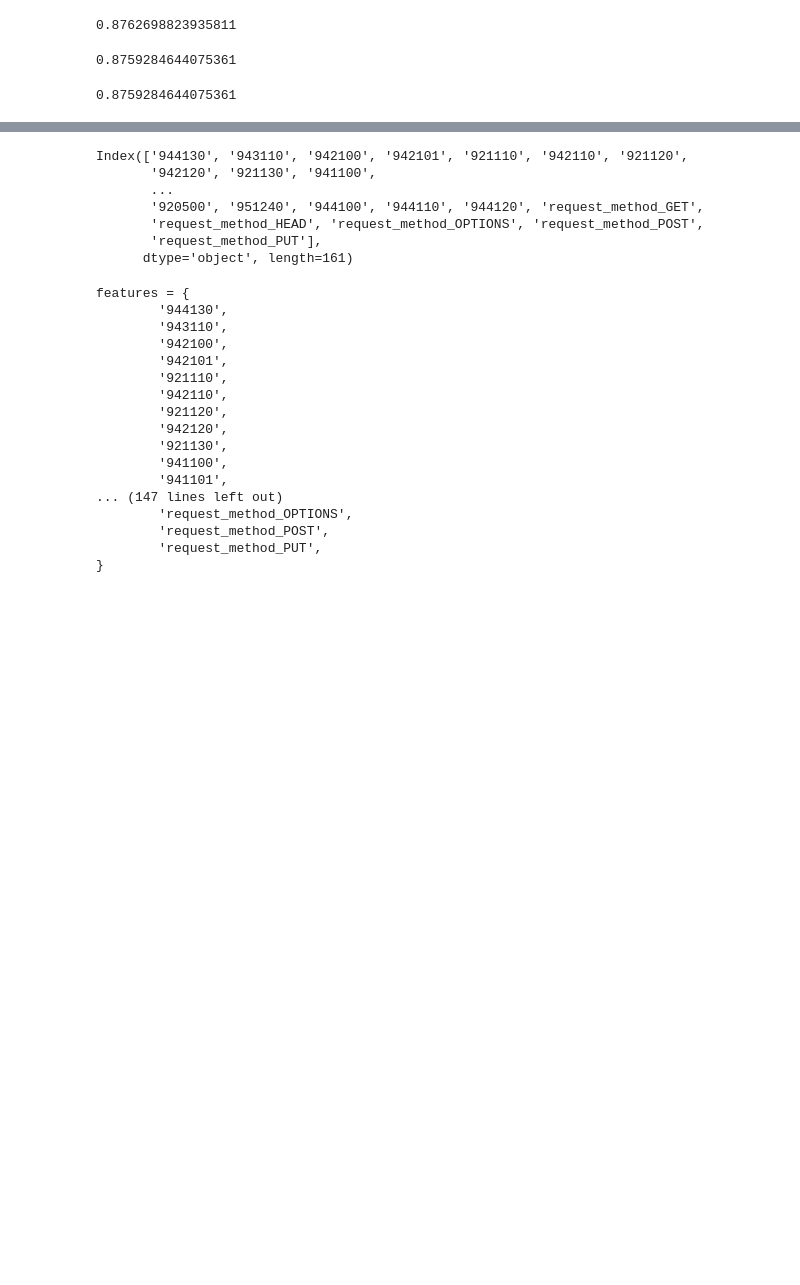
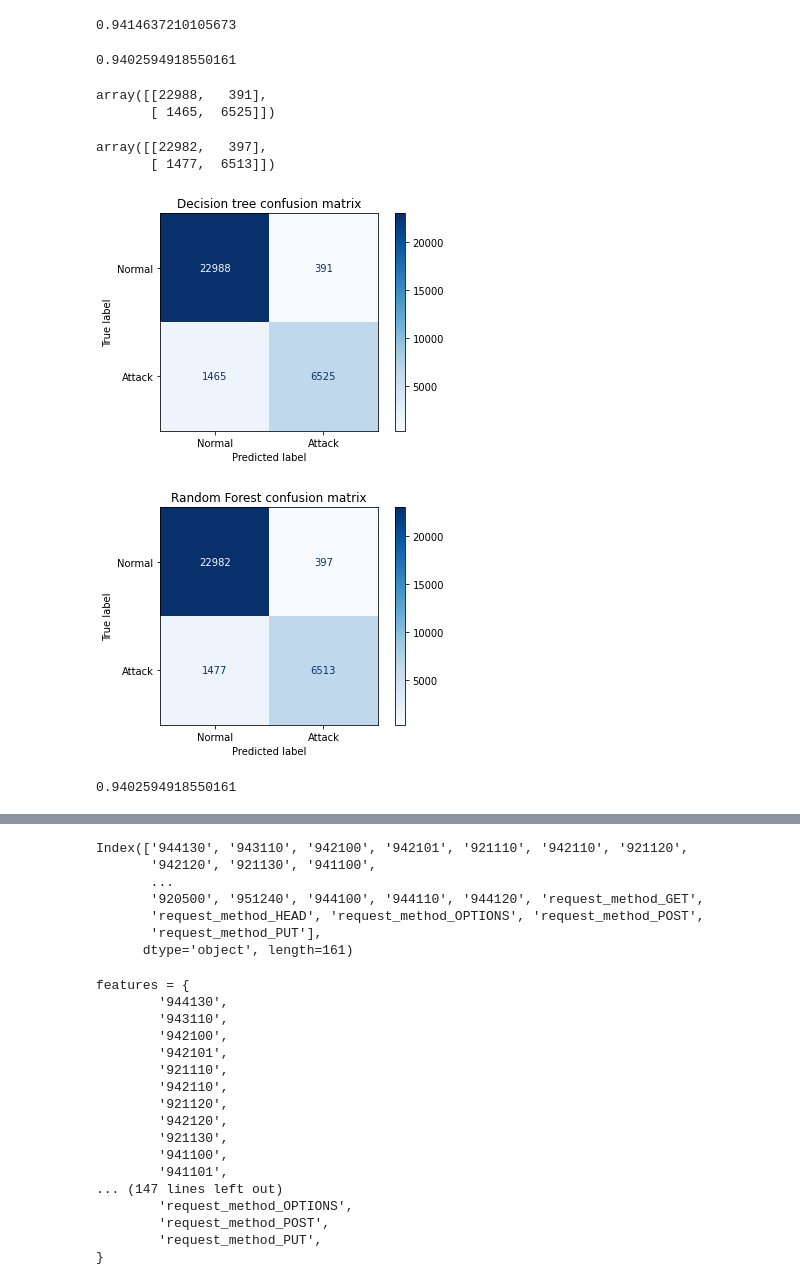
Before and after one commit to ngoctint1lvc/waf, a Jupyter notebook: ml-model/train.ipynb, the cells around one changed output, grey strips where cells are left out. Cells and saved outputs as stored; diff of their text form; code cells hidden in the pictures; blank space fills up the shorter version.

Commit message:
update model

```diff
--- a/ml-model/train.ipynb
+++ b/ml-model/train.ipynb
@@ -178,7 +205,7 @@ display(train_score, test_score)
 # %%
 from sklearn.ensemble import RandomForestClassifier
 
-forest_clf = RandomForestClassifier(criterion="entropy", max_depth=20)
+forest_clf = RandomForestClassifier(criterion="entropy", max_depth=15)
 
 forest_clf.fit(X_train, Y_train)
 forest_train_score =  forest_clf.score(X_train, Y_train)
@@ -186,11 +213,29 @@ forest_test_score = forest_clf.score(X_test, Y_test)
 
 display(forest_train_score, forest_test_score)
 # %% [output]
-0.8762698823935811
+0.9414637210105673
-0.8759284644075361
+0.9402594918550161
+# %%
+from sklearn.metrics import plot_confusion_matrix
+import matplotlib.pyplot as plt
+
+class_names = ['Normal', 'Attack']
+plot = plot_confusion_matrix(tree_clf, X_test, Y_test, display_labels=class_names, values_format='d', normalize=None, cmap=plt.cm.Blues)
+plot.ax_.set_title('Decision tree confusion matrix')
+display(plot.confusion_matrix)
+
+plot = plot_confusion_matrix(forest_clf, X_test, Y_test, display_labels=class_names, values_format='d', normalize=None, cmap=plt.cm.Blues)
+plot.ax_.set_title('Random Forest confusion matrix')
+display(plot.confusion_matrix)
+# %% [output]
+array([[22988,   391],
+       [ 1465,  6525]])
+array([[22982,   397],
+       [ 1477,  6513]])
+[figure, added]
+[figure, added]
 # %%
 import pickle
-from sklearn_porter import Porter
 
 # save decision tree and random forest model
 with open("decision_tree_model.pickle", "wb") as fd:
@@ -204,14 +249,5 @@ with open("random_forest_model.pickle", "rb") as fd:
     model = pickle.load(fd)
 
 display(model.score(X_test, Y_test))
-
-# export model to C code for production
-with open("./decision_tree.c", "w") as fd:
-    porter = Porter(tree_clf, language='C')
-    fd.write(porter.export(embed_data=True))
-
-with open("./random_forest.c", "w") as fd:
-    porter = Porter(forest_clf, language='C')
-    fd.write(porter.export(embed_data=True))
 # %% [output]
-0.8759284644075361
+0.9402594918550161
```
Also changed, not shown: parts of 7 cells of this notebook, 23 other files.
